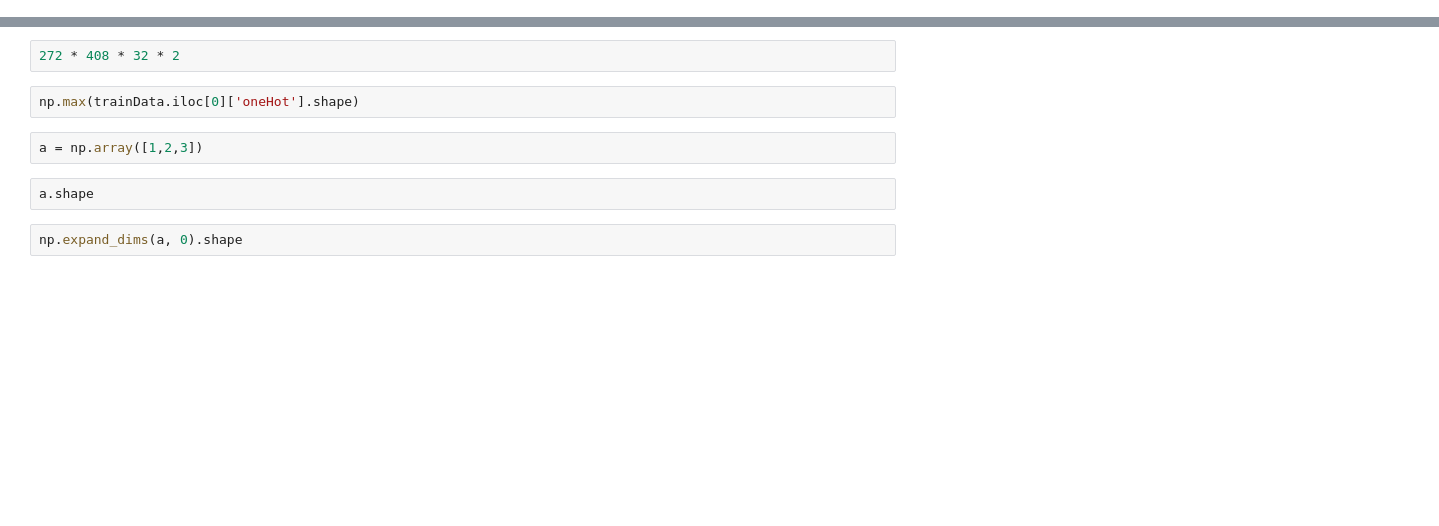
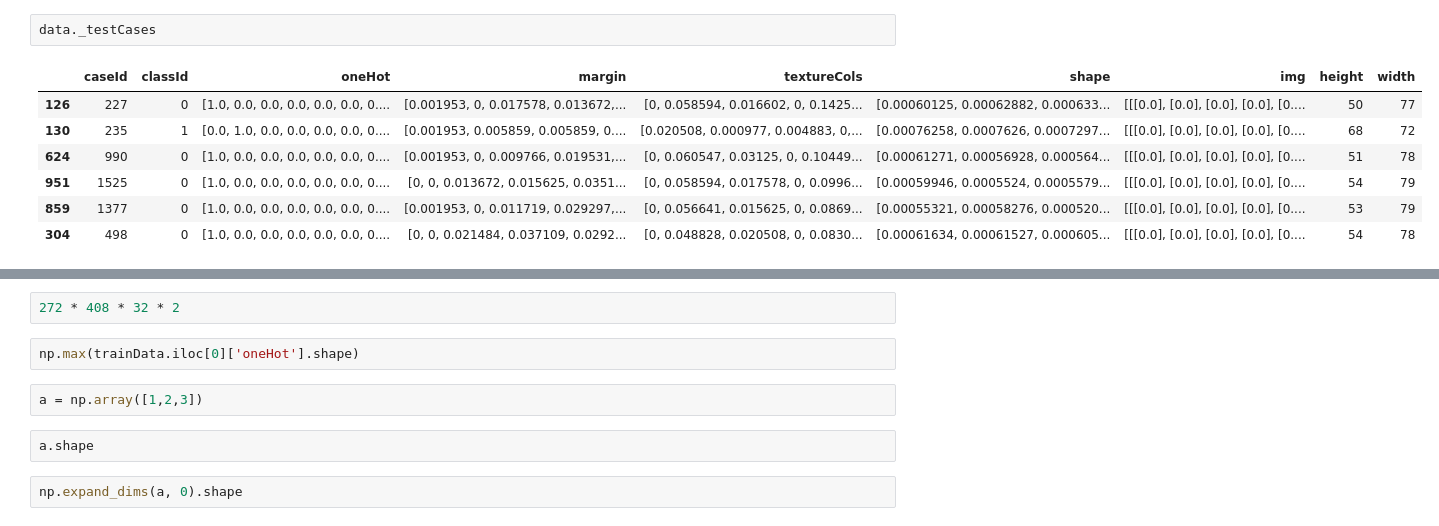
Before and after one commit to ewfuentes/leafClassification, a Jupyter notebook: exploration.ipynb, the cells around one changed output, grey strips where cells are left out. Saved outputs shown, nothing was run; the diff lists cells and outputs as text; blank space fills up the shorter version.

```diff
--- a/exploration.ipynb
+++ b/exploration.ipynb
@@ -145,0 +186,10 @@ data = LeafData(trainData, .05)
+# %%
+data._testCases
+# %% [output]
+|  | caseId | classId | oneHot | margin | textureCols | shape | img | height | width |
+| 126 | 227 | 0 | [1.0, 0.0, 0.0, 0.0, 0.0, 0.0, 0.... | [0.001953, 0, 0.017578, 0.013672,... | [0, 0.058594, 0.016602, 0, 0.1425... | [0.00060125, 0.00062882, 0.000633... | [[[0.0], [0.0], [0.0], [0.0], [0.... | 50 | 77 |
+| 130 | 235 | 1 | [0.0, 1.0, 0.0, 0.0, 0.0, 0.0, 0.... | [0.001953, 0.005859, 0.005859, 0.... | [0.020508, 0.000977, 0.004883, 0,... | [0.00076258, 0.0007626, 0.0007297... | [[[0.0], [0.0], [0.0], [0.0], [0.... | 68 | 72 |
+| 624 | 990 | 0 | [1.0, 0.0, 0.0, 0.0, 0.0, 0.0, 0.... | [0.001953, 0, 0.009766, 0.019531,... | [0, 0.060547, 0.03125, 0, 0.10449... | [0.00061271, 0.00056928, 0.000564... | [[[0.0], [0.0], [0.0], [0.0], [0.... | 51 | 78 |
+| 951 | 1525 | 0 | [1.0, 0.0, 0.0, 0.0, 0.0, 0.0, 0.... | [0, 0, 0.013672, 0.015625, 0.0351... | [0, 0.058594, 0.017578, 0, 0.0996... | [0.00059946, 0.0005524, 0.0005579... | [[[0.0], [0.0], [0.0], [0.0], [0.... | 54 | 79 |
+| 859 | 1377 | 0 | [1.0, 0.0, 0.0, 0.0, 0.0, 0.0, 0.... | [0.001953, 0, 0.011719, 0.029297,... | [0, 0.056641, 0.015625, 0, 0.0869... | [0.00055321, 0.00058276, 0.000520... | [[[0.0], [0.0], [0.0], [0.0], [0.... | 53 | 79 |
+| 304 | 498 | 0 | [1.0, 0.0, 0.0, 0.0, 0.0, 0.0, 0.... | [0, 0, 0.021484, 0.037109, 0.0292... | [0, 0.048828, 0.020508, 0, 0.0830... | [0.00061634, 0.00061527, 0.000605... | [[[0.0], [0.0], [0.0], [0.0], [0.... | 54 | 78 |
```
Also changed, not shown: parts of 6 cells of this notebook, 1 other file.
